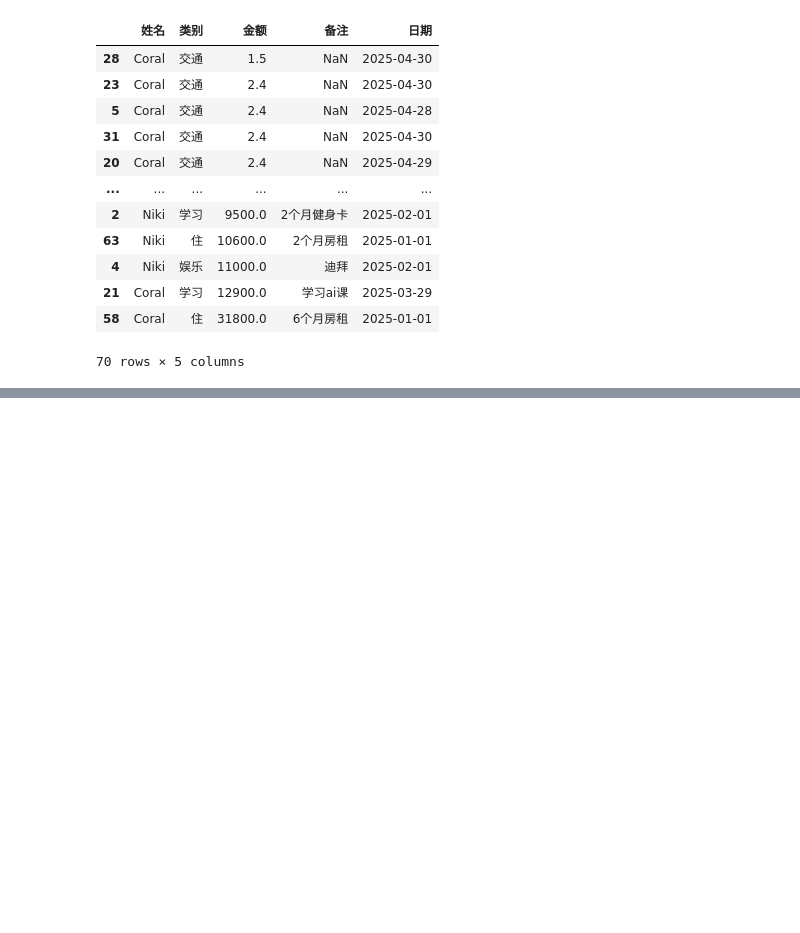
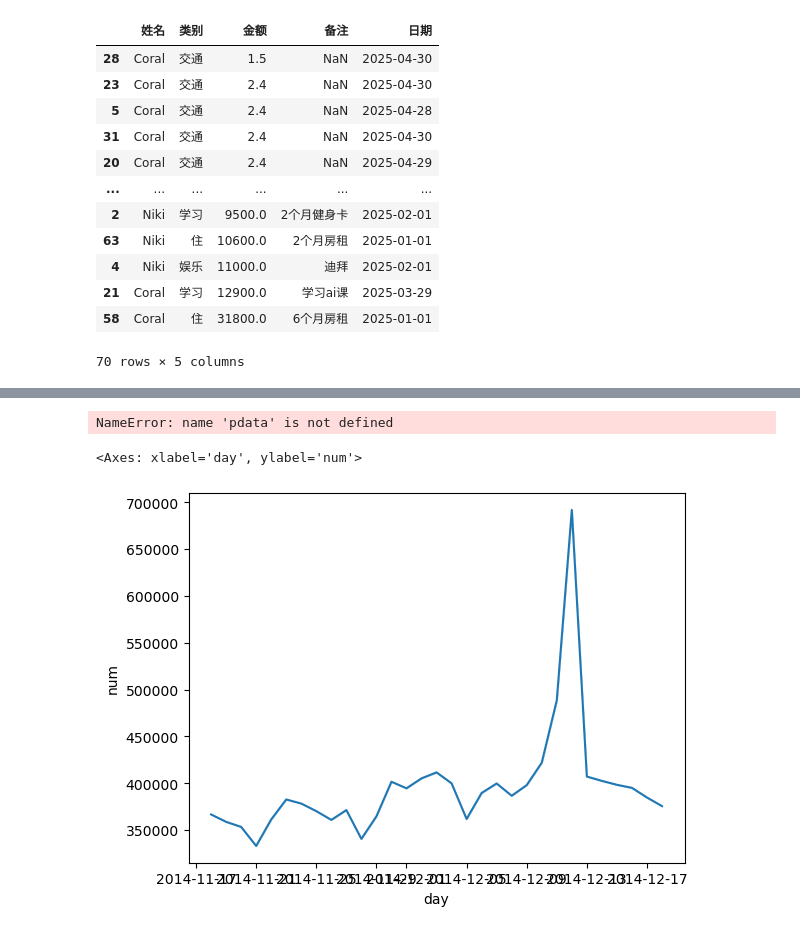
Before and after one commit to ScarboroughCoral/ai-notes, a Jupyter notebook: Python/pandas/learn.ipynb, the cells around one changed output, grey strips where cells are left out. Drawn from its saved outputs; the diff is of its cells as text; code cells hidden in the pictures; blank space fills up the shorter version.

```diff
--- a/Python/pandas/learn.ipynb
+++ b/Python/pandas/learn.ipynb
@@ -124,0 +163,4 @@ Name: pwd, dtype: object
+# %%
+pdata
+# %% [output]
+NameError: name 'pdata' is not defined
@@ -124,0 +171,7 @@ Name: pwd, dtype: object
+# %%
+pdata['num'] = np.ones_like(pdata['hour'])
+# %%
+sns.lineplot(pdata,x='day',y='num',estimator='sum')
+# %% [output]
+<Axes: xlabel='day', ylabel='num'>
+[figure, added]
```
Also changed, not shown: parts of 25 cells of this notebook, 11 other files.
